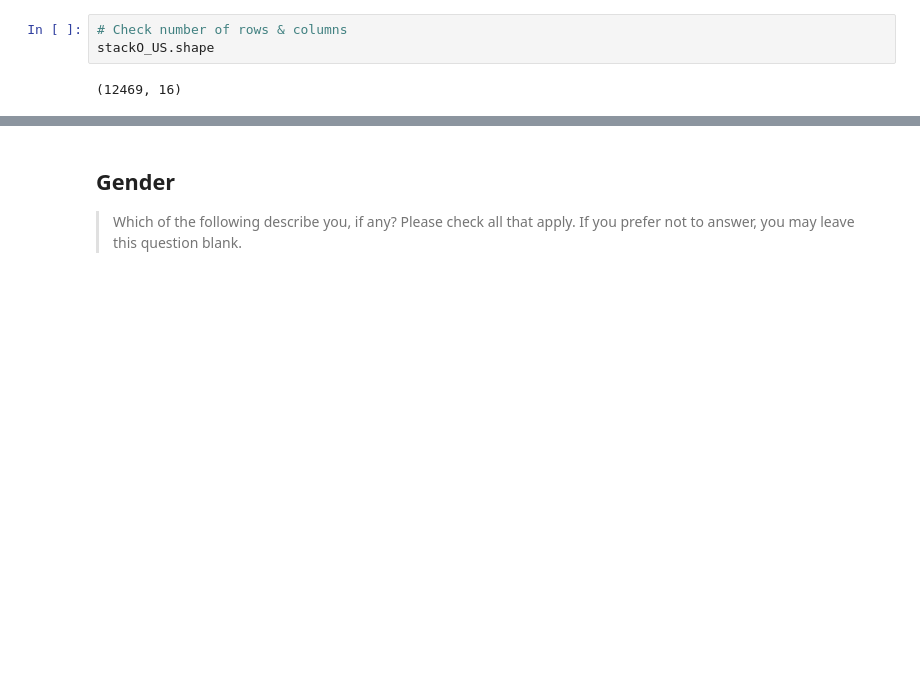
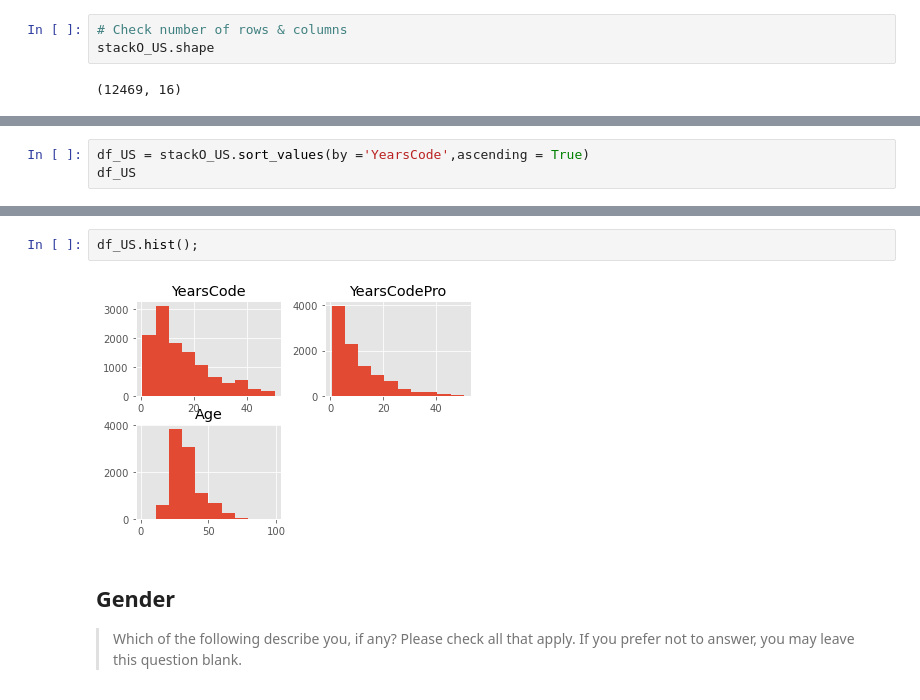
Before and after one commit to LisaHarrison08/stackOverflow_Survey, a Jupyter notebook: stackOverflow_survey.ipynb, the cells around one changed output, grey strips where cells are left out. Drawn from its saved outputs; the diff is of its cells as text; blank space fills up the shorter version.

Commit message:
to plot or not to plot - still reviewing and cleaning data

```diff
--- a/stackOverflow_survey.ipynb
+++ b/stackOverflow_survey.ipynb
@@ -193,0 +185,3 @@ stackO_US.shape
+# %%
+df_US = stackO_US.sort_values(by ='YearsCode',ascending = True)
+df_US
@@ -197,3 +219,7 @@ stackO_US.shape
+# %%
+df_US.hist();
+# %% [output]
+[figure, added]
 # %% [markdown]
 ## **Gender**
 
```
Also changed, not shown: parts of 9 cells of this notebook, 3 other files.
